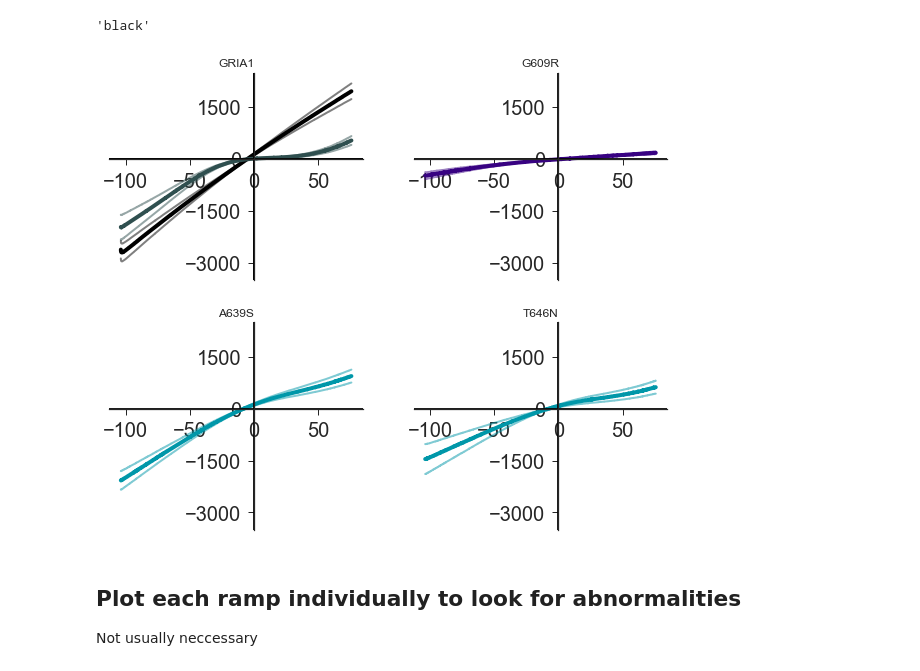
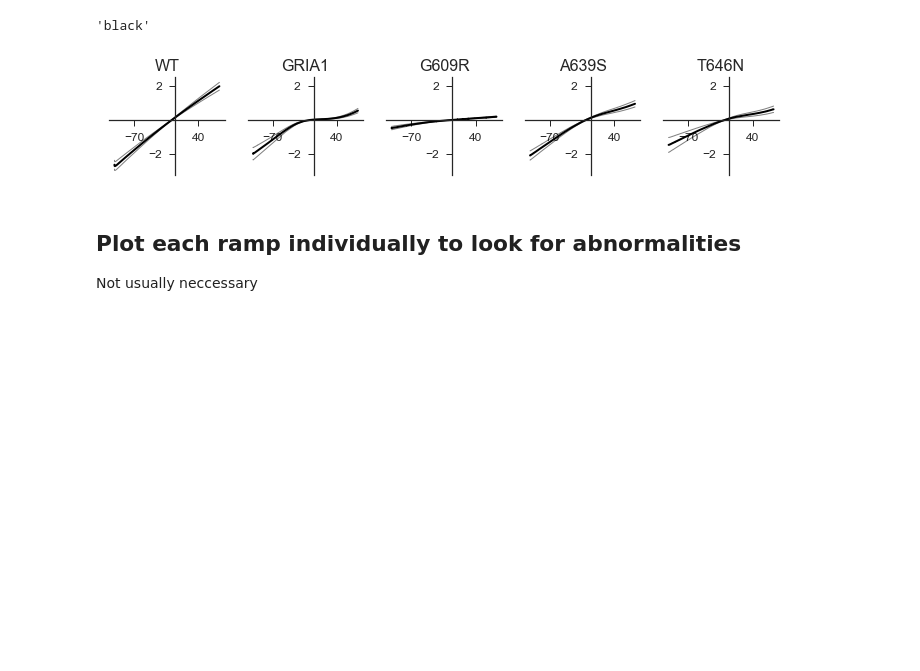
Before and after one commit to KullmannLab/AMPA_Synaptopathies, a Jupyter notebook: AMPAtraceProcessing_May9.ipynb, the cells around one changed output. Saved outputs shown, nothing was run; the diff lists cells and outputs as text; code cells hidden in the pictures; blank space fills up the shorter version.

Commit message:
Graph Updates

```diff
--- a/AMPAtraceProcessing_May9.ipynb
+++ b/AMPAtraceProcessing_May9.ipynb
@@ -502,12 +502,15 @@ ID = '#380282'
 pal = {'A639S':EE, 'A643T':Con, 'F644L':ID, 'G609R':ID, 'G745V':ID, 'G778A':ID, 'I375V':Con,
        'P528T':ID, '528-530Del':ID, 'T646N':EE, 'V647L':ID, 'V830M':ID, 'WT':Con, 'GRIA1':Gria}
 
-subplots = {'T646N':4, 'WT':1, 'GRIA1':1, 'A639S':3,  'G609R':2}
+pal_monochrome =  {'A639S':'k', 'A643T':Con, 'F644L':ID, 'G609R':'k', 'G745V':ID, 'G778A':ID, 'I375V':Con,
+       'P528T':ID, '528-530Del':ID, 'T646N':'k', 'V647L':ID, 'V830M':ID, 'WT':Con, 'GRIA1':'k'}
+
+subplots = {'T646N':5, 'WT':1, 'GRIA1':2, 'A639S':4,  'G609R':3}
 
 def graph_sub(df, m, i, fig, col, sub):
     '''Saves and outputs plot of control drug and subtracted ramps'''
     sns.set_style("ticks")
-    ax = fig.add_subplot(3,2,sub)
+    ax = fig.add_subplot(1,5,sub)
 
     mV_ms = 180/1800   # gradient of the ramp protocol that was used in the recording
     x_ms = np.array(range(0,1800))
@@ -515,9 +518,9 @@ def graph_sub(df, m, i, fig, col, sub):
     # fig, ax = plt.subplots()
 
     # print(x_mV[2:].shape == df_to_plot['neg_error'].iloc[1002:2800].shape == df_to_plot['neg_error'].iloc[1002:2800].shape)
-    plt.plot(x_mV[2:], df['mean'].iloc[1002:2800], col, lw=4)
-    plt.plot(x_mV[2:], df_to_plot['pos_error'].iloc[1002:2800], col, alpha = 0.5, lw=2)
-    plt.plot(x_mV[2:], df_to_plot['neg_error'].iloc[1002:2800], col, alpha = 0.5, lw=2)
+    plt.plot(x_mV[2:], df['mean'].iloc[1002:2800], col, lw=2)
+    plt.plot(x_mV[2:], df_to_plot['pos_error'].iloc[1002:2800], col, alpha = 0.5, lw=1)
+    plt.plot(x_mV[2:], df_to_plot['neg_error'].iloc[1002:2800], col, alpha = 0.5, lw=1)
     # plt.fill_between(x_mV[2:], df_to_plot['neg_error'].iloc[1002:2800],
                      # df_to_plot['pos_error'].iloc[1002:2800], col, alpha=0.3)
 
@@ -525,47 +528,47 @@ def graph_sub(df, m, i, fig, col, sub):
     ax.spines['right'].set_color('none')
     ax.spines['bottom'].set_position('zero')
     ax.spines['top'].set_color('none')
-    plt.xticks(np.arange(-100, 51, step=50), size=20)
-    plt.yticks(np.arange(-3000, 3000, step=1500), size=20)
+    plt.xticks(np.arange(-70, 100, step=110), size=12)
+    plt.yticks(np.arange(-2, 2.1, step=4), size=12)
 
-    plt.axhline(0, color='black', alpha=1)
-    plt.axvline(0, color='black', alpha=1)
+    plt.axhline(0, color='black', alpha=1, lw=1)
+    plt.axvline(0, color='black', alpha=1, lw=1)
 
     plt.xlabel('')
     plt.ylabel('')
-    plt.title(m)
-    plt.ylim(-3500, 2500)
+    plt.title(m, size=16)
+    plt.ylim(-3.2, 2.500)
     #save_name = m + 'Mean_sem_Ramps.pdf'
     #plt.savefig(save_name, transparent=True)
     pass
 
 
 
 # Following analysis: plotting ramps individually for each mutant
-fig = plt.figure(figsize=(10,13))
+fig = plt.figure(figsize=(12,1.8))
 
 for i, m in enumerate(paper_mutants):
     title = m + ' subtracted ramps'
-    color = pal[m]
+    color = pal_monochrome[m]
     df_to_plot = pd.DataFrame()
     file_list = ramps_df['File'][ramps_df['Mutant'] == m]
     for f in file_list:
         name = f + ".EDRRampSummary.csv"
         df = pd.read_csv(name)
         df_to_plot[f] = df['Subtracted']
 
     data_col = df_to_plot.columns
-    df_to_plot['mean'] = df_to_plot.aggregate('mean', axis=1)
-    df_to_plot['SEM'] = df_to_plot[data_col].aggregate('sem', axis=1)
+    df_to_plot['mean'] = df_to_plot.aggregate('mean', axis=1)/1000 #convert from pA to nA
+    df_to_plot['SEM'] = df_to_plot[data_col].aggregate('sem', axis=1)/1000
     df_to_plot['pos_error'] = df_to_plot['mean']+df_to_plot['SEM']
     df_to_plot['neg_error'] = df_to_plot['mean']-df_to_plot['SEM']
 
     graph_sub(df_to_plot, m, i, fig, color, sub=subplots[m])
 
-plt.savefig('4rampSubplots.pdf', transparent=True)
+plt.savefig('5rampSubplots_monochrome.pdf', transparent=True)
 plt.show()
 # %% [output]
-[figure, old version]
+[figure, new version]
 # %%
 # format spines
 
```
Also changed, not shown: 1 other file.
